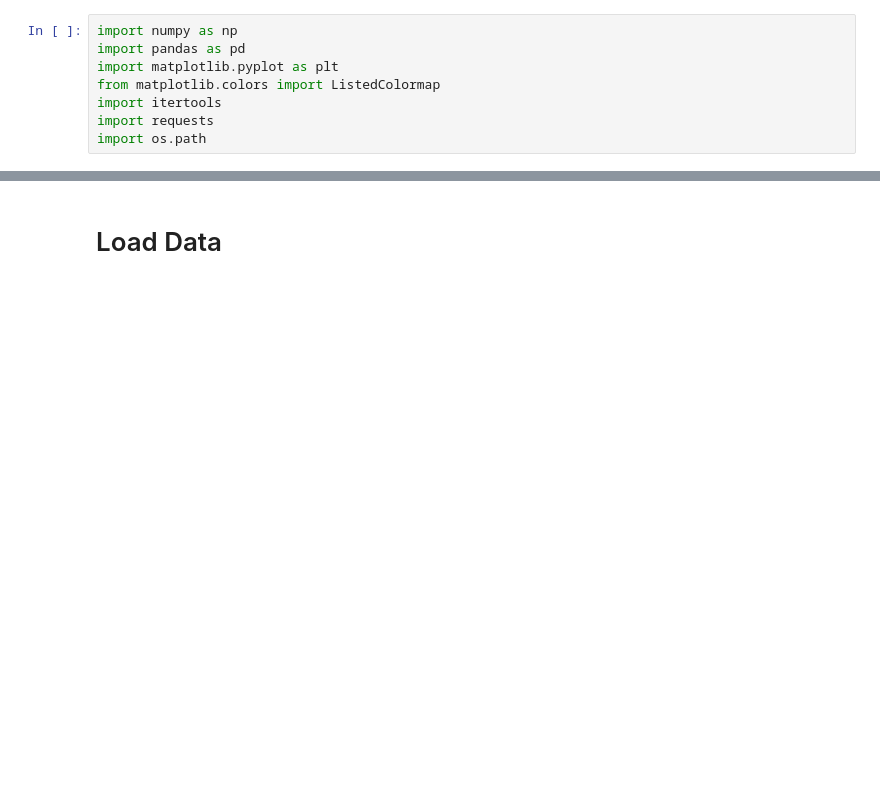
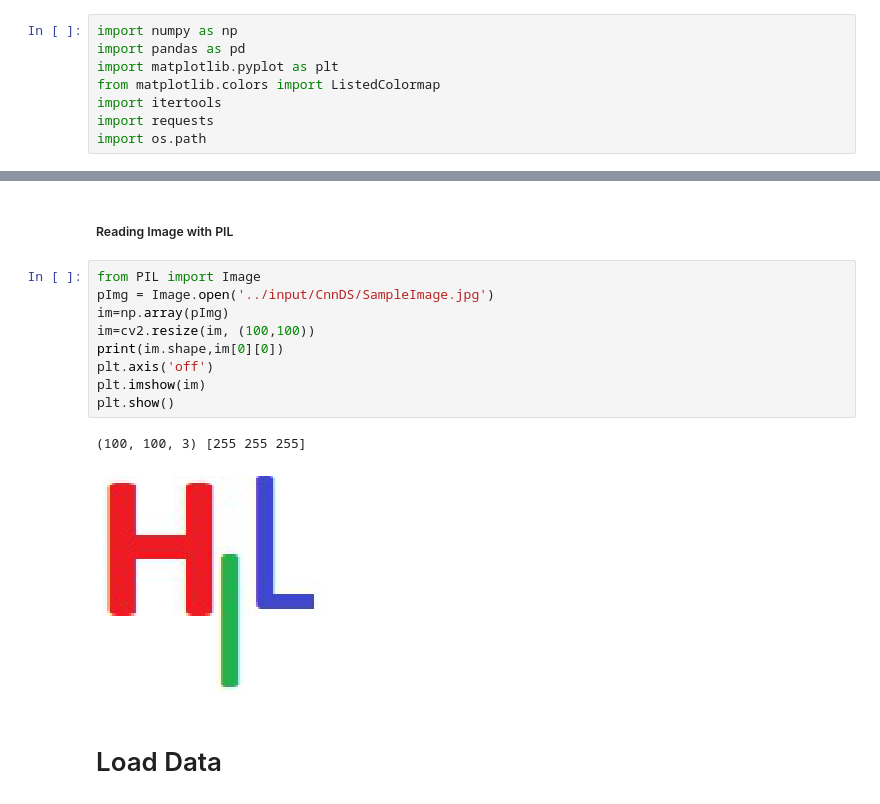
Before and after one commit to learning-ml/MachineLearning, a Jupyter notebook: 16 Learning - Classification Image Data.ipynb, the cells around one changed output, grey strips where cells are left out. Saved outputs shown, nothing was run; the diff lists cells and outputs as text; blank space fills up the shorter version.

```diff
--- a/16 Learning - Classification Image Data.ipynb
+++ b/16 Learning - Classification Image Data.ipynb
@@ -13,3 +26,17 @@ import os.path
+# %% [markdown]
+##### Reading Image with PIL
+# %%
+from PIL import Image
+pImg = Image.open('../input/CnnDS/SampleImage.jpg')
+im=np.array(pImg)
+im=cv2.resize(im, (100,100))
+print(im.shape,im[0][0])
+plt.axis('off')
+plt.imshow(im)
+plt.show()
+# %% [output]
+(100, 100, 3) [255 255 255]
+[figure, added]
 # %% [markdown]
 # Load Data
 # %% [markdown]
```
Also changed, not shown: parts of 7 cells of this notebook, 3 other files.
